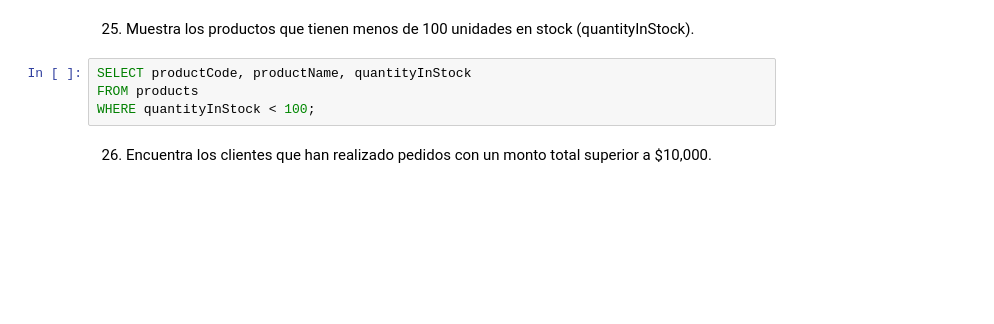
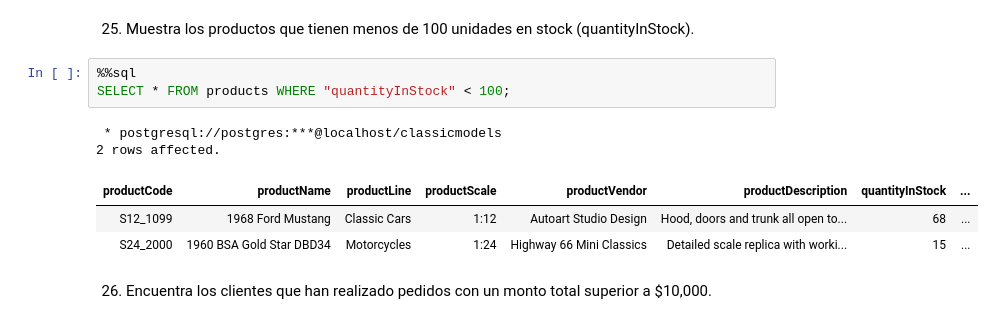
Before and after one commit to edithavalos/react-crud-app, a Jupyter notebook: Ejercicios_SQL.ipynb, the cells around one changed output. Cells and saved outputs as stored; diff of their text form; blank space fills up the shorter version.

```diff
--- a/Ejercicios_SQL.ipynb
+++ b/Ejercicios_SQL.ipynb
@@ -686,9 +769,14 @@ GROUP BY o.city;
 # %% [markdown]
 25. Muestra los productos que tienen menos de 100 unidades en stock (quantityInStock).
 # %%
-SELECT productCode, productName, quantityInStock
-FROM products
-WHERE quantityInStock < 100;
+%%sql
+SELECT * FROM products WHERE "quantityInStock" < 100;
+# %% [output]
+ * postgresql://postgres:***@localhost/classicmodels
+2 rows affected.
+| productCode | productName | productLine | productScale | productVendor | productDescription | quantityInStock | ... |
+| S12_1099 | 1968 Ford Mustang | Classic Cars | 1:12 | Autoart Studio Design | Hood, doors and trunk all open to... | 68 | ... |
+| S24_2000 | 1960 BSA Gold Star DBD34 | Motorcycles | 1:24 | Highway 66 Mini Classics | Detailed scale replica with worki... | 15 | ... |
 # %% [markdown]
 26. Encuentra los clientes que han realizado pedidos con un monto total superior a $10,000.
 # %%
```
Also changed, not shown: parts of 9 cells of this notebook.
